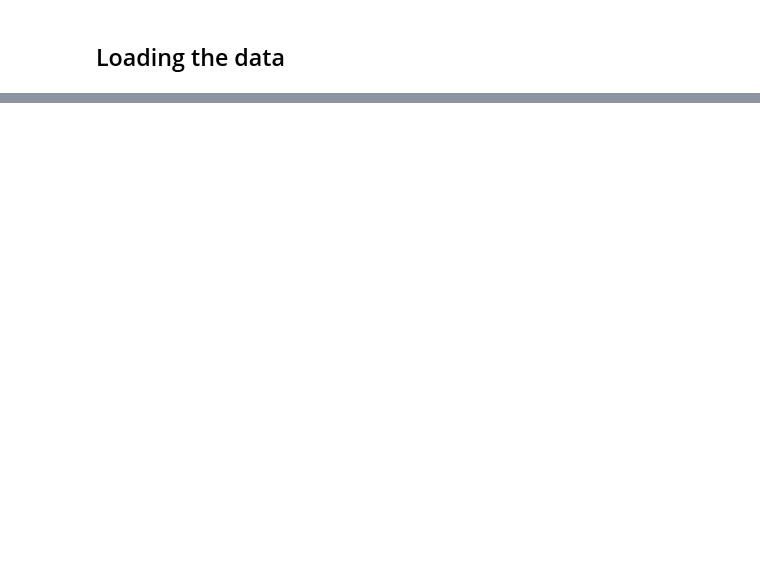
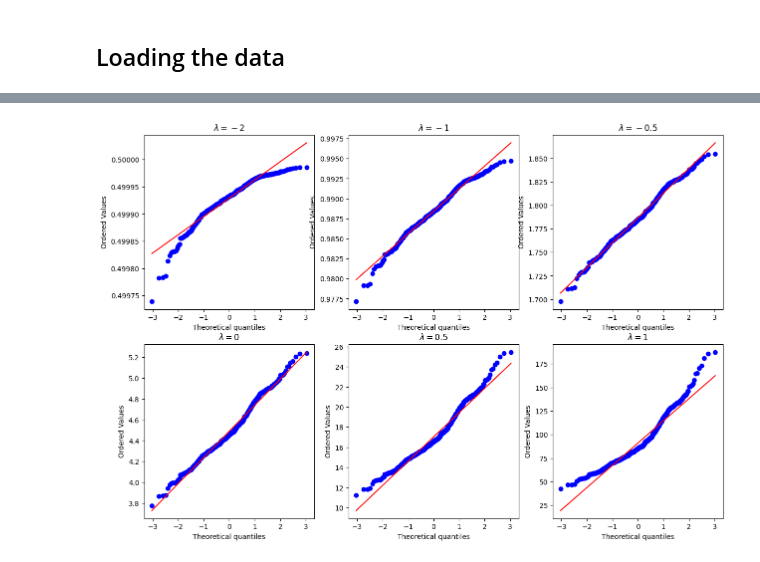
Before and after one commit to NamanChhibbar/Bayesian-Theory-Projects, a Jupyter notebook: project1.ipynb, the cells around one changed output, grey strips where cells are left out. Cells and saved outputs as stored; diff of their text form; code cells hidden in the pictures; blank space fills up the shorter version.

```diff
--- a/project1.ipynb
+++ b/project1.ipynb
@@ -50,0 +127,16 @@ Name: life_span, dtype: int64
+# %%
+fig, ax = plt.subplots(2, 3, figsize=(15, 10))
+ax = ax.flatten()
+
+for i, lambda_val in enumerate(lambda_vals):
+
+  # Transform data
+  transformed = st.boxcox(data, lambda_val)
+
+  # Plot Q-Q plot
+  st.probplot(transformed, dist="norm", plot=ax[i])
+  ax[i].set_title(f"$\lambda = {lambda_val}$")
+
+plt.show()
+# %% [output]
+[figure, added]
```
Also changed, not shown: parts of 18 cells of this notebook.
